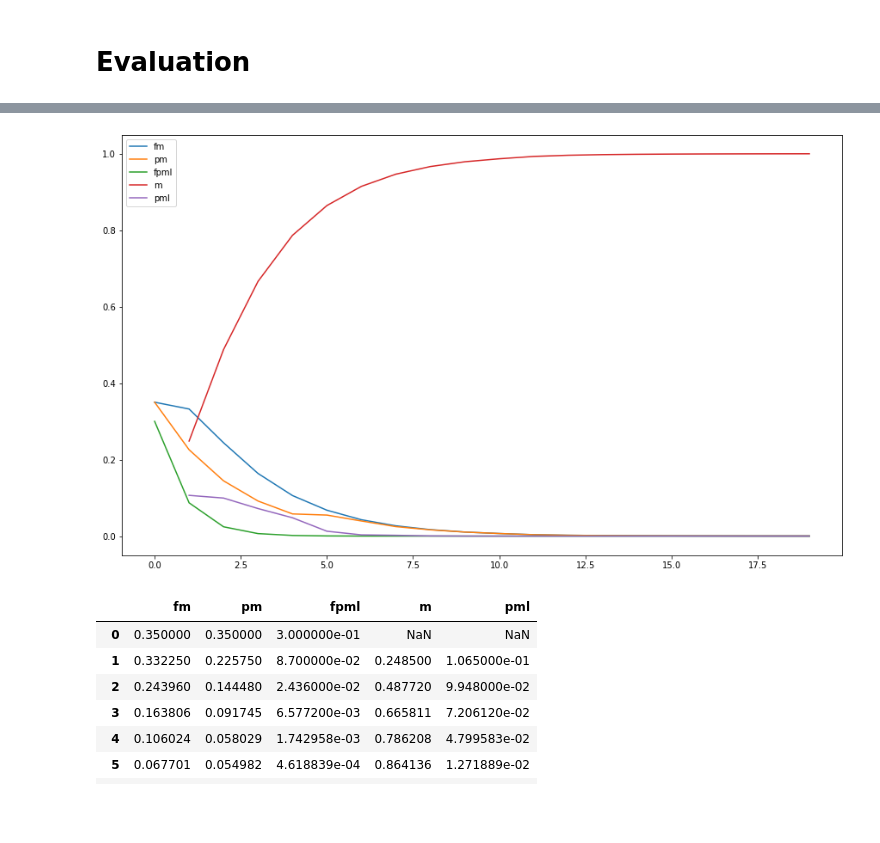
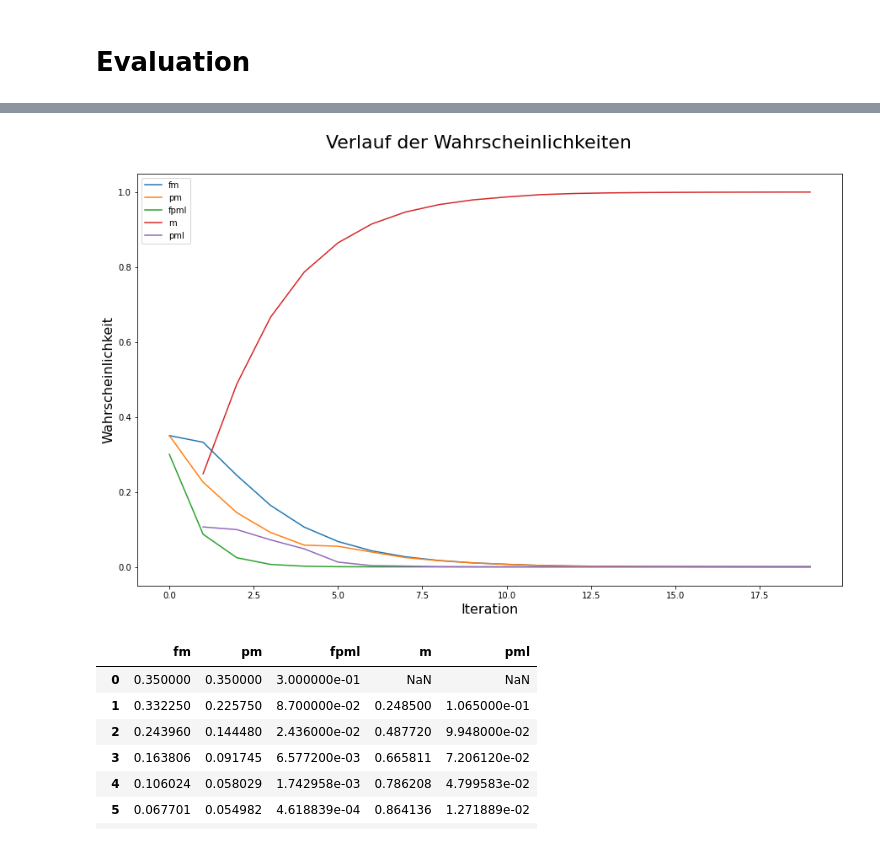
Before and after one commit to lucastanger/ai_evidence_theory, a Jupyter notebook: vehicle_classification.ipynb, the cells around one changed output, grey strips where cells are left out. Drawn from its saved outputs; the diff is of its cells as text; code cells hidden in the pictures; blank space fills up the shorter version.

Commit message:
:art: STYLE: add labels to graph

```diff
--- a/vehicle_classification.ipynb
+++ b/vehicle_classification.ipynb
@@ -407,22 +407,25 @@ def correct_data(dict_obj):
 # %%
 dic = {}
 
 for mf in dempster_list:
   for i in mf:
     val = mf[i]
     key = ''.join(list(i))
     # dic[key] = [val]
     append_value(dic, key, val)
 
 dic = correct_data(dic)
 d = pd.DataFrame(dic)
 
-plt.figure(figsize=(15,9))
+fig = plt.figure(figsize=(15,9))
 plt.plot(d)
+fig.suptitle('Verlauf der Wahrscheinlichkeiten', fontsize=22, y=0.95)
+plt.xlabel('Iteration', fontsize=16)
+plt.ylabel('Wahrscheinlichkeit', fontsize=16)
 plt.legend(d)
 plt.show()
 # %% [output]
-[figure, old version]
+[figure, new version]
 # %%
 d
 # %% [output]
```
